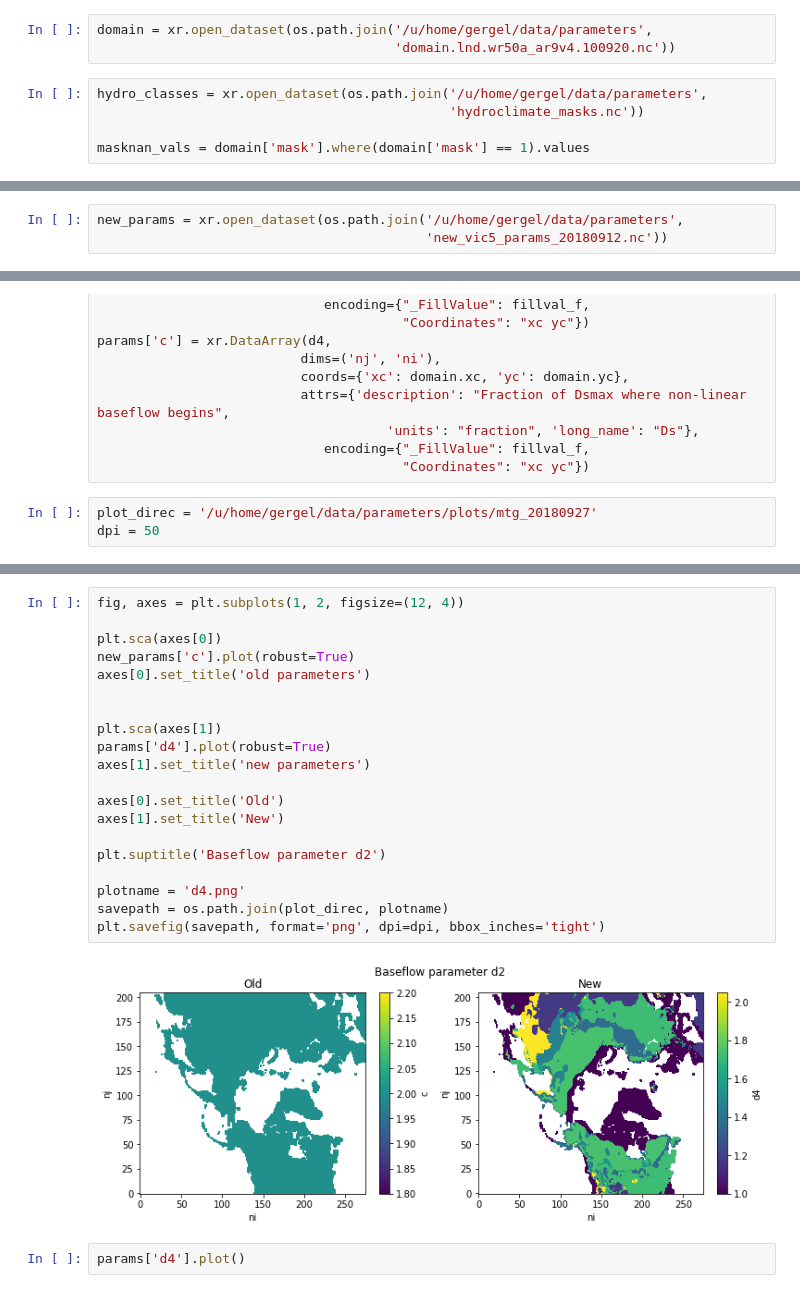
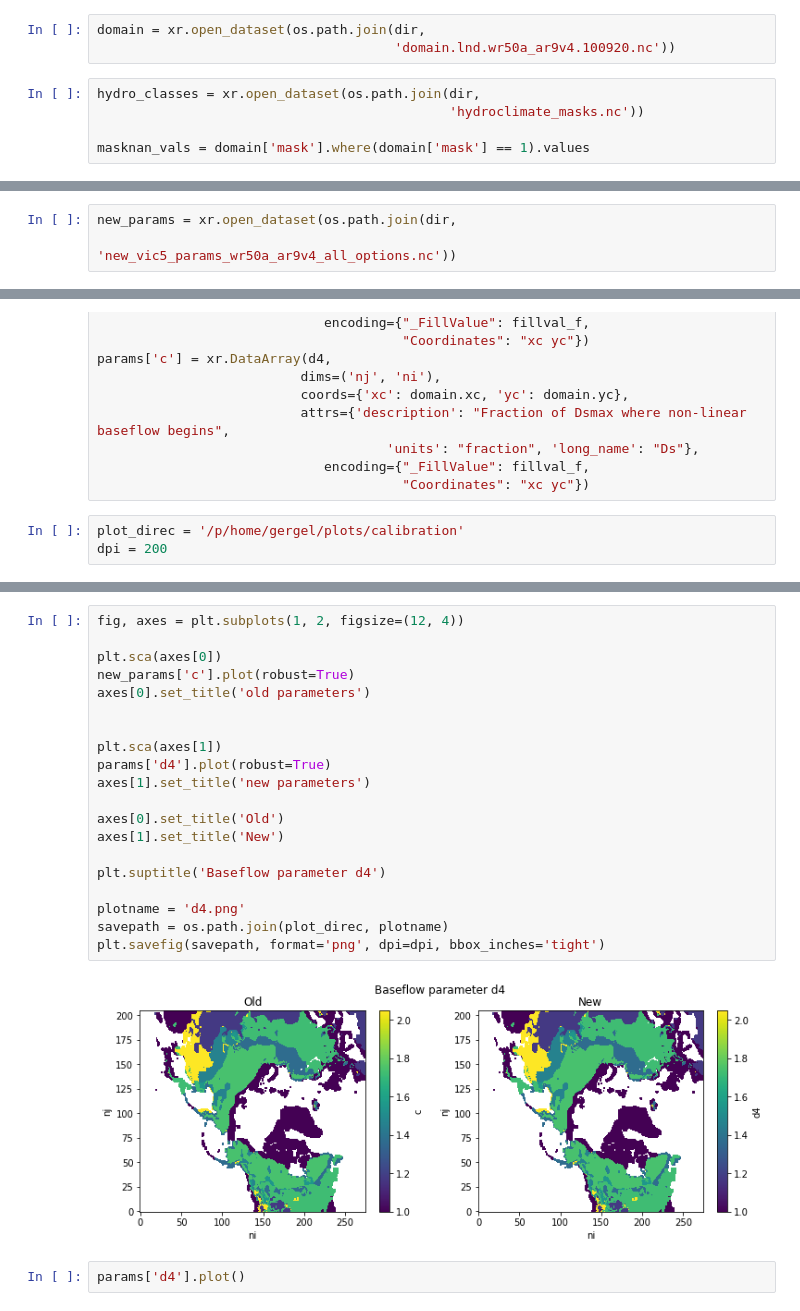
Before and after one commit to UW-Hydro/rasm-vic5-parameters, a Jupyter notebook: baseflow_parameters_nijssen2001.ipynb, the cells around one changed output, grey strips where cells are left out. Cells and saved outputs as stored; diff of their text form.

```diff
--- a/baseflow_parameters_nijssen2001.ipynb
+++ b/baseflow_parameters_nijssen2001.ipynb
@@ -12,10 +17,10 @@ dir = '/u/home/gergel/data/parameters'
 soil_filename = 'world.soil.parameter.txt'
 soil_file = os.path.join(dir, soil_filename)
 # %%
-domain = xr.open_dataset(os.path.join('/u/home/gergel/data/parameters',
+domain = xr.open_dataset(os.path.join(dir,
                                       'domain.lnd.wr50a_ar9v4.100920.nc'))
 # %%
-hydro_classes = xr.open_dataset(os.path.join('/u/home/gergel/data/parameters',
+hydro_classes = xr.open_dataset(os.path.join(dir,
                                              'hydroclimate_masks.nc'))
 
 masknan_vals = domain['mask'].where(domain['mask'] == 1).values
@@ -151,8 +172,8 @@ params['d4'] = xr.DataArray(d4,
 # %% [markdown]
 convert to Ds, Dsmax, Ws, c
 # %%
-new_params = xr.open_dataset(os.path.join('/u/home/gergel/data/parameters',
-                                          'new_vic5_params_20180912.nc'))
+new_params = xr.open_dataset(os.path.join(dir,
+                                          'new_vic5_params_wr50a_ar9v4_all_options.nc'))
 # %%
 porosity = 1 - (new_params['bulk_density_comb'] / new_params['soil_density'])
 max_moist = new_params['depth'].isel(nlayer=2) * porosity.isel(nlayer=2) * 1000
@@ -192,8 +213,8 @@ params['c'] = xr.DataArray(d4,
                              encoding={"_FillValue": fillval_f,
                                        "Coordinates": "xc yc"})
 # %%
-plot_direc = '/u/home/gergel/data/parameters/plots/mtg_20180927'
-dpi = 50
+plot_direc = '/p/home/gergel/plots/calibration'
+dpi = 200
 # %%
 fig, axes = plt.subplots(1, 2, figsize=(12, 4))
 
@@ -263,25 +284,25 @@ plt.savefig(savepath, format='png', dpi=dpi, bbox_inches='tight')
 # %%
 fig, axes = plt.subplots(1, 2, figsize=(12, 4))
 
 plt.sca(axes[0])
 new_params['c'].plot(robust=True)
 axes[0].set_title('old parameters')
 
 
 plt.sca(axes[1])
 params['d4'].plot(robust=True)
 axes[1].set_title('new parameters')
 
 axes[0].set_title('Old')
 axes[1].set_title('New')
 
-plt.suptitle('Baseflow parameter d2')
+plt.suptitle('Baseflow parameter d4')
 
 plotname = 'd4.png'
 savepath = os.path.join(plot_direc, plotname)
 plt.savefig(savepath, format='png', dpi=dpi, bbox_inches='tight')
 # %% [output]
-[figure, old version]
+[figure, new version]
 # %%
 params['d4'].plot()
 # %%
```
Also changed, not shown: parts of 7 cells of this notebook, 9 other files.
